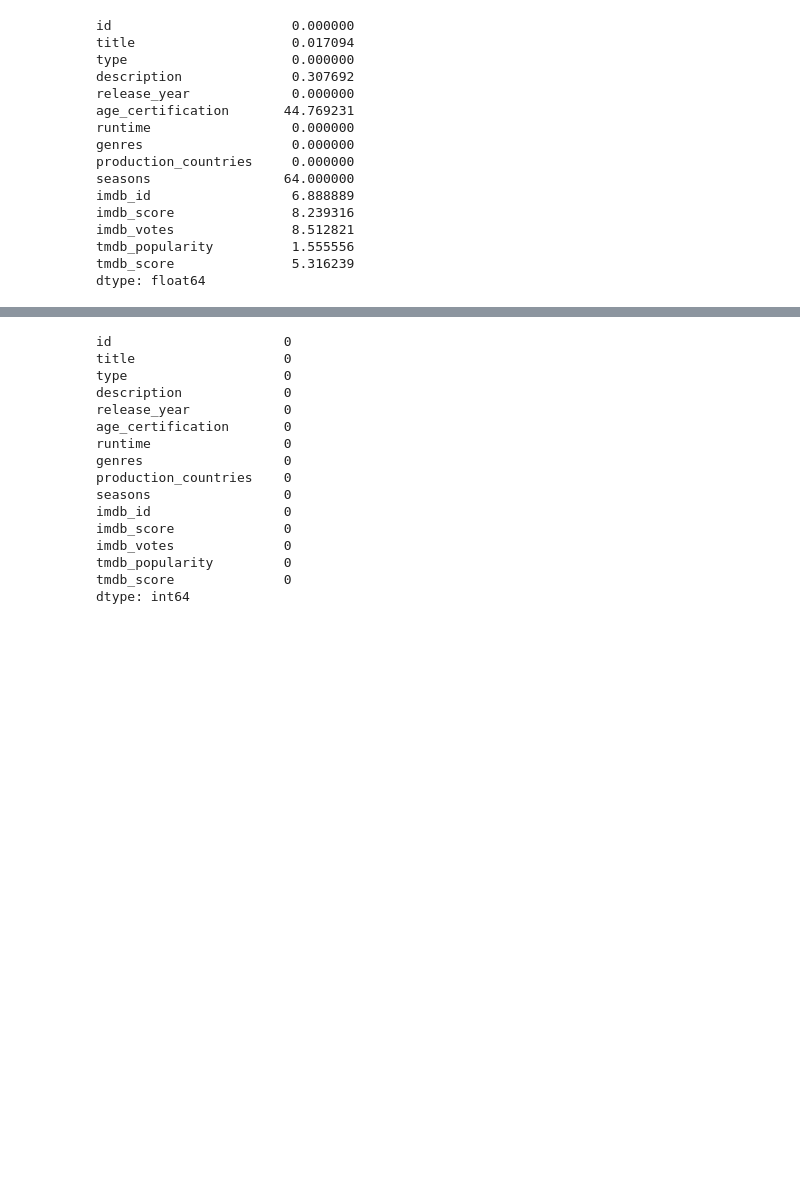
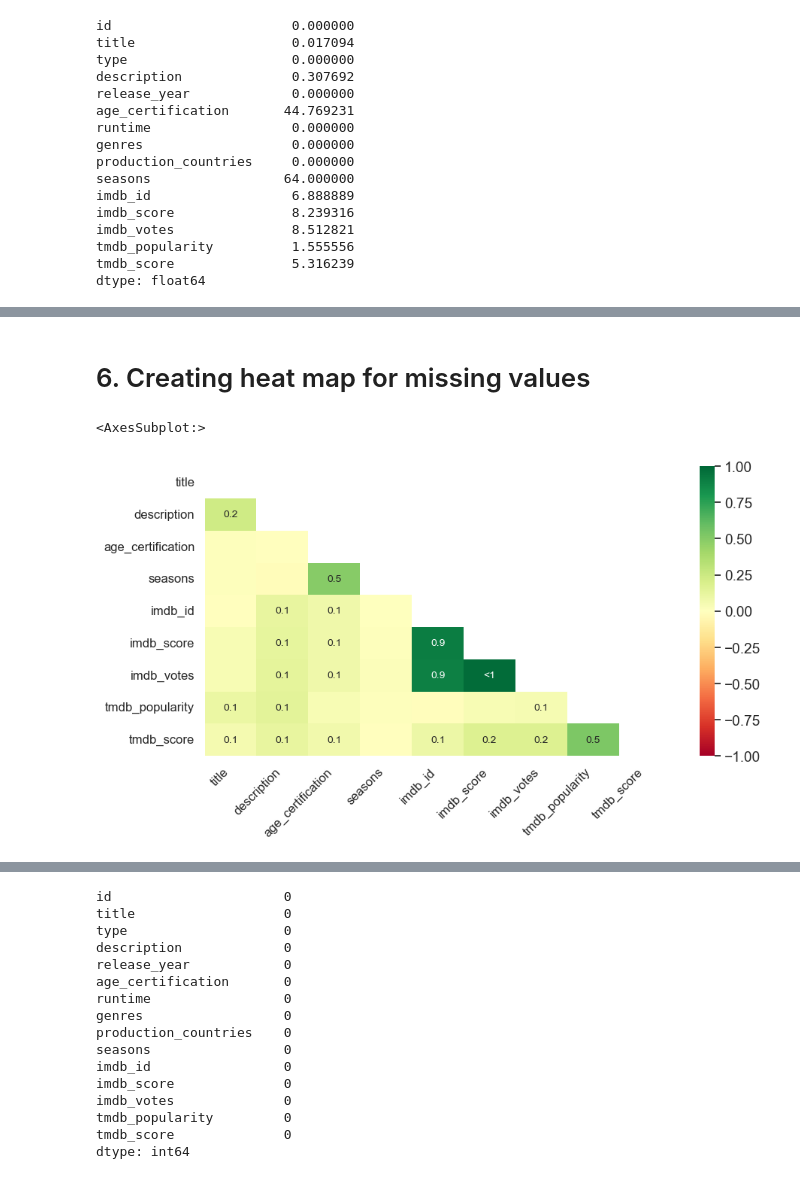
Before and after one commit to shr53/Python-project, a Jupyter notebook: Netflix Data Visualization and EDA.ipynb, the cells around one changed output, grey strips where cells are left out. Cells and saved outputs as stored; diff of their text form; code cells hidden in the pictures; blank space fills up the shorter version.

```diff
--- a/Netflix Data Visualization and EDA.ipynb
+++ b/Netflix Data Visualization and EDA.ipynb
@@ -122,0 +148,7 @@ sns.heatmap(my_netflix_data.isnull(),cbar=False,cmap='Blues')
+# %% [markdown]
+# 6. Creating heat map for missing values
+# %%
+msno.heatmap(my_netflix_data, cmap="RdYlGn", figsize=(10,5), fontsize=12)
+# %% [output]
+<AxesSubplot:>
+[figure, added]
```
Also changed, not shown: parts of 30 cells of this notebook.
